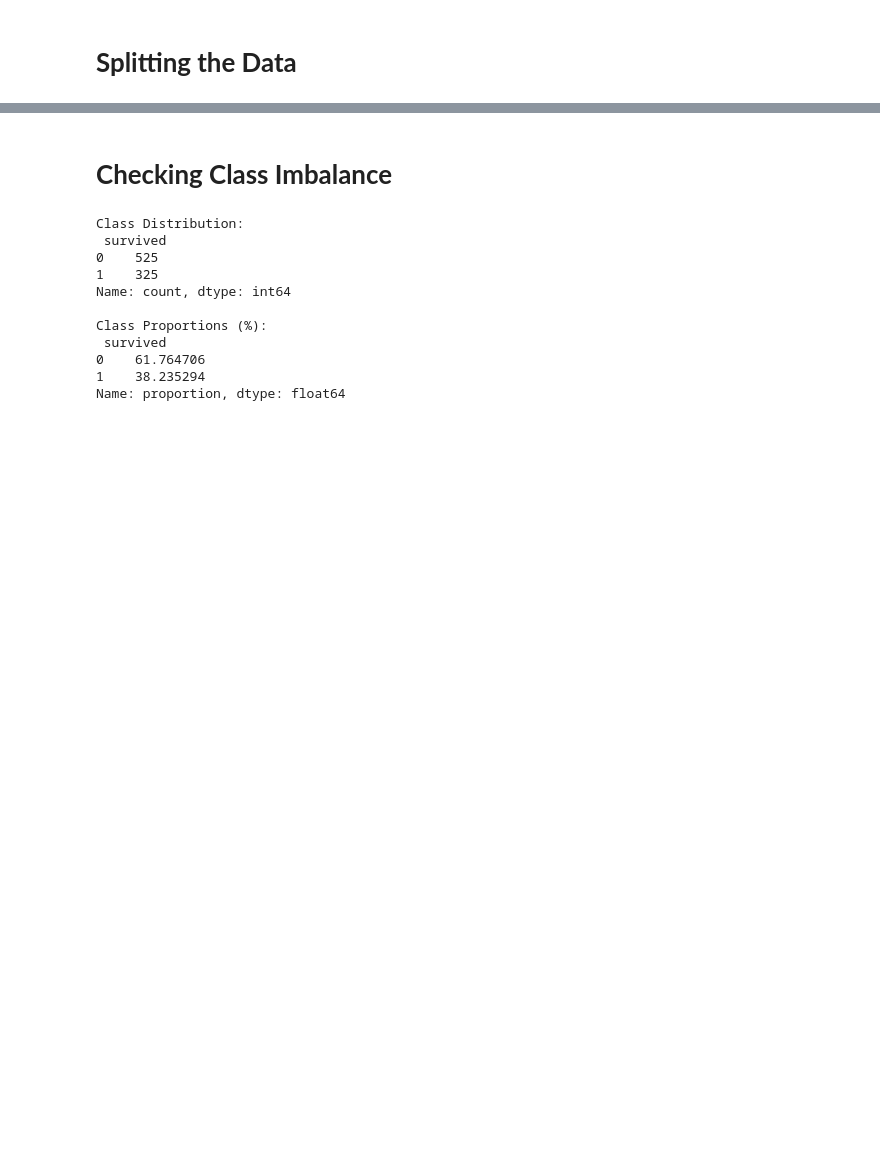
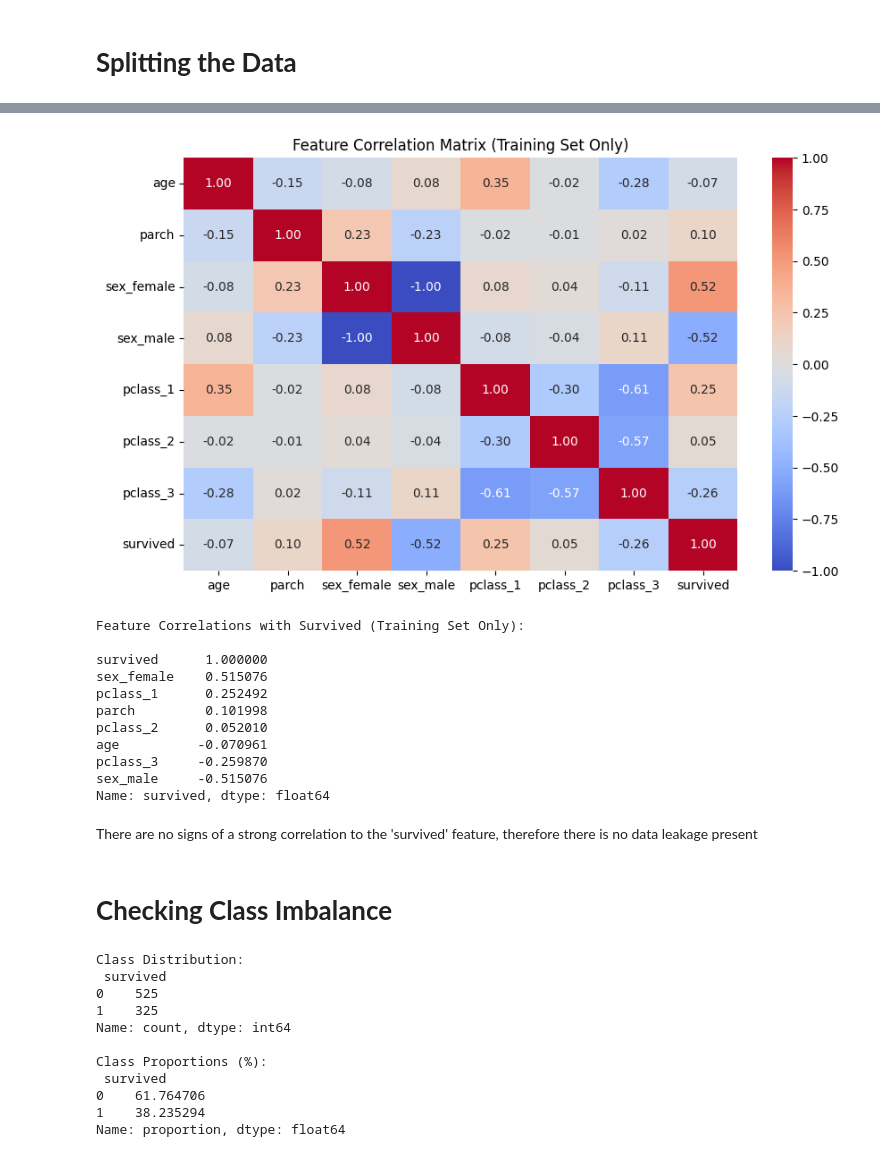
Before and after one commit to jmlarios/ML-fundamentals-2025, a Jupyter notebook: ML_Assignment_1.ipynb, the cells around one changed output, grey strips where cells are left out. Saved outputs shown, nothing was run; the diff lists cells and outputs as text; code cells hidden in the pictures; blank space fills up the shorter version.

Commit message:
Data Leakage update/ standardization after splitting

```diff
--- a/ML_Assignment_1.ipynb
+++ b/ML_Assignment_1.ipynb
@@ -221,3 +211,38 @@ X_train, X_val, y_train, y_val = train_test_split(X_train_val, y_train_val, test
+# %%
+import seaborn as sns
+import matplotlib.pyplot as plt
+
+train_corr = pd.DataFrame(X_train, columns=D_encoded.columns.drop("survived", errors='ignore'))
+train_corr["survived"] = y_train  # Add target variable
+
+# Compute correlation matrix only on training data
+correlation_matrix = train_corr.corr()
+
+# Plot the heatmap
+plt.figure(figsize=(10, 6))
+sns.heatmap(correlation_matrix, annot=True, cmap='coolwarm', fmt=".2f")
+plt.title('Feature Correlation Matrix (Training Set Only)')
+plt.show()
+
+# Print feature correlations with Survived
+correlations = correlation_matrix["survived"].sort_values(ascending=False)
+print("\nFeature Correlations with Survived (Training Set Only):\n")
+print(correlations)
+# %% [output]
+[figure, added]
+Feature Correlations with Survived (Training Set Only):
+
+survived      1.000000
+sex_female    0.515076
+pclass_1      0.252492
+parch         0.101998
+pclass_2      0.052010
+age          -0.070961
+pclass_3     -0.259870
+sex_male     -0.515076
+Name: survived, dtype: float64
+# %% [markdown]
+There are no signs of a strong correlation to the 'survived' feature, therefore there is no data leakage present
 # %% [markdown]
 # **Checking Class Imbalance**
 # %%
```
Also changed, not shown: parts of 7 cells of this notebook.
